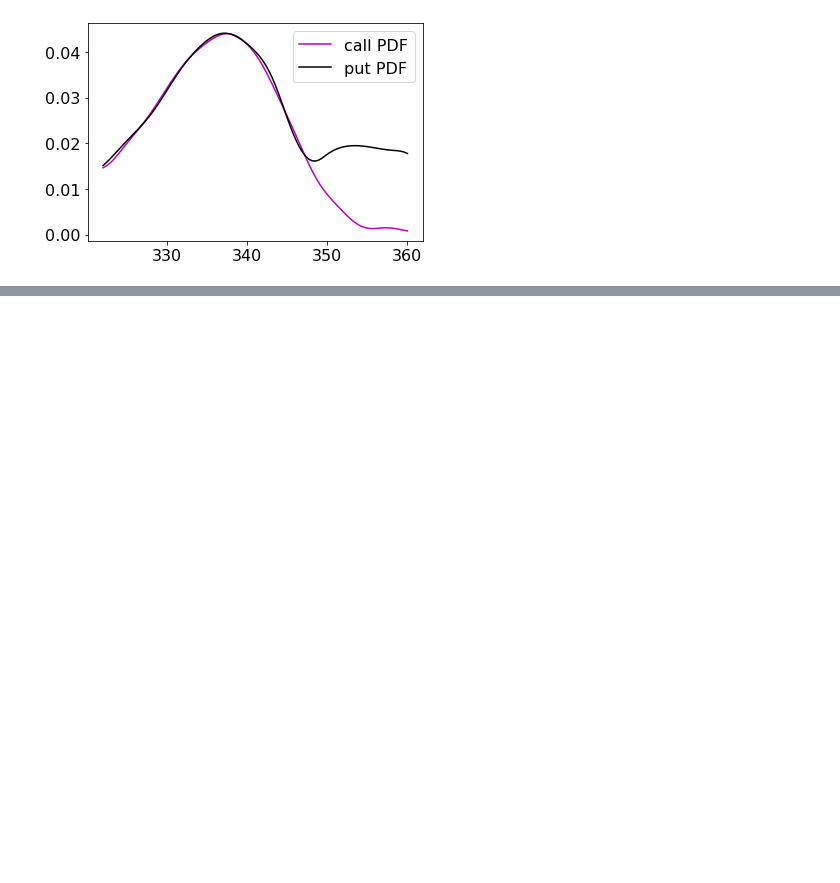
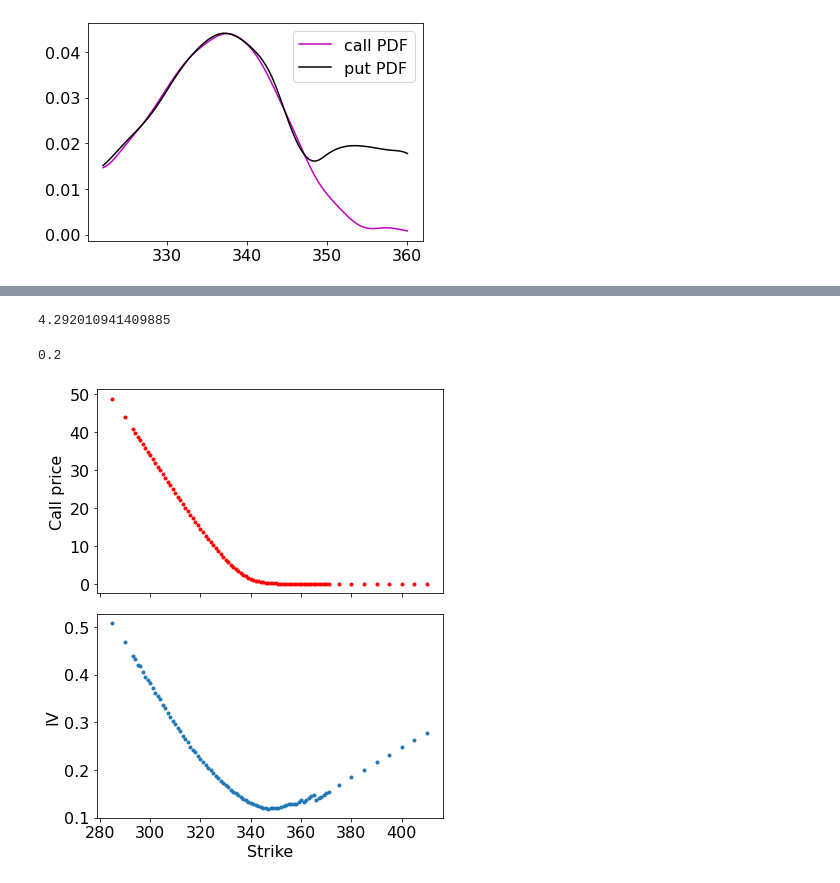
Before and after one commit to robertmartin8/pValuation, a Jupyter notebook: ProbabilisticValuation/OptionImpliedPDF.ipynb, the cells around one changed output, grey strips where cells are left out. Drawn from its saved outputs; the diff is of its cells as text; code cells hidden in the pictures; blank space fills up the shorter version.

```diff
--- a/ProbabilisticValuation/OptionImpliedPDF.ipynb
+++ b/ProbabilisticValuation/OptionImpliedPDF.ipynb
@@ -352,0 +391,39 @@ def construct_pdf(calls_df, make_plot=True):
+# %%
+def call_value(S, K, sigma, t=0, r=0):
+    # use np.multiply and divide to handle divide-by-zero
+    with np.errstate(divide='ignore'):
+        d1 = np.divide(1, sigma * np.sqrt(t)) * (np.log(S/K) + (r+sigma**2 / 2) * t)
+        d2 = d1 - sigma * np.sqrt(t)
+    return np.multiply(norm.cdf(d1),S) - np.multiply(norm.cdf(d2), K * np.exp(-r * t))
+
+def call_vega(S, K, sigma, t=0, r=0):
+    with np.errstate(divide='ignore'):
+        d1 = np.divide(1, sigma * np.sqrt(t)) * (np.log(S/K) + (r+sigma**2 / 2) * t)
+    return np.multiply(S, norm.pdf(d1)) * np.sqrt(t)
+
+def bs_iv(price, S, K, t=0, r=0, precision=1e-4, initial_guess=0.2, max_iter=1000, verbose=False):
+    iv = initial_guess
+    for _ in range(max_iter):
+        P = call_value(S, K, iv, t, r)
+        diff = price - P
+        if abs(diff) < precision:
+            return iv
+        grad = call_vega(S, K, iv, t, r)
+        iv += diff/grad
+    if verbose:
+        print(f"Did not converge after {max_iter} iterations")
+    return iv
+# %%
+c_test = call_value(100, 110, 0.2, t=1)
+print(c_test)
+# %% [output]
+4.292010941409885
+# %%
+# Check that it works
+bs_iv(c_test, 100,110, t=1)
+# %% [output]
+0.2
+# %%
+S = 332
+t = 3/52
+calls["iv"] = calls.apply(lambda row: bs_iv(row.midprice, S, row.strike, t, max_iter=500), axis=1)
@@ -352,0 +439,14 @@ def construct_pdf(calls_df, make_plot=True):
+# %%
+calls_no_na = calls.dropna()
+
+fig, (ax1, ax2) = plt.subplots(2,1, figsize=(6,7), sharex=True)
+ax1.plot(calls_no_na.strike, calls_no_na.midprice, "r.")
+ax1.set_ylabel("Call price")
+ax2.plot(calls_no_na.strike, calls_no_na.iv, ".")
+ax2.set_ylabel("IV")
+ax2.set_xlabel("Strike")
+plt.tight_layout()
+# plt.savefig("calls_to_iv.png", dpi=400)
+plt.show()
+# %% [output]
+[figure, added]
```
Also changed, not shown: parts of 25 cells of this notebook.
